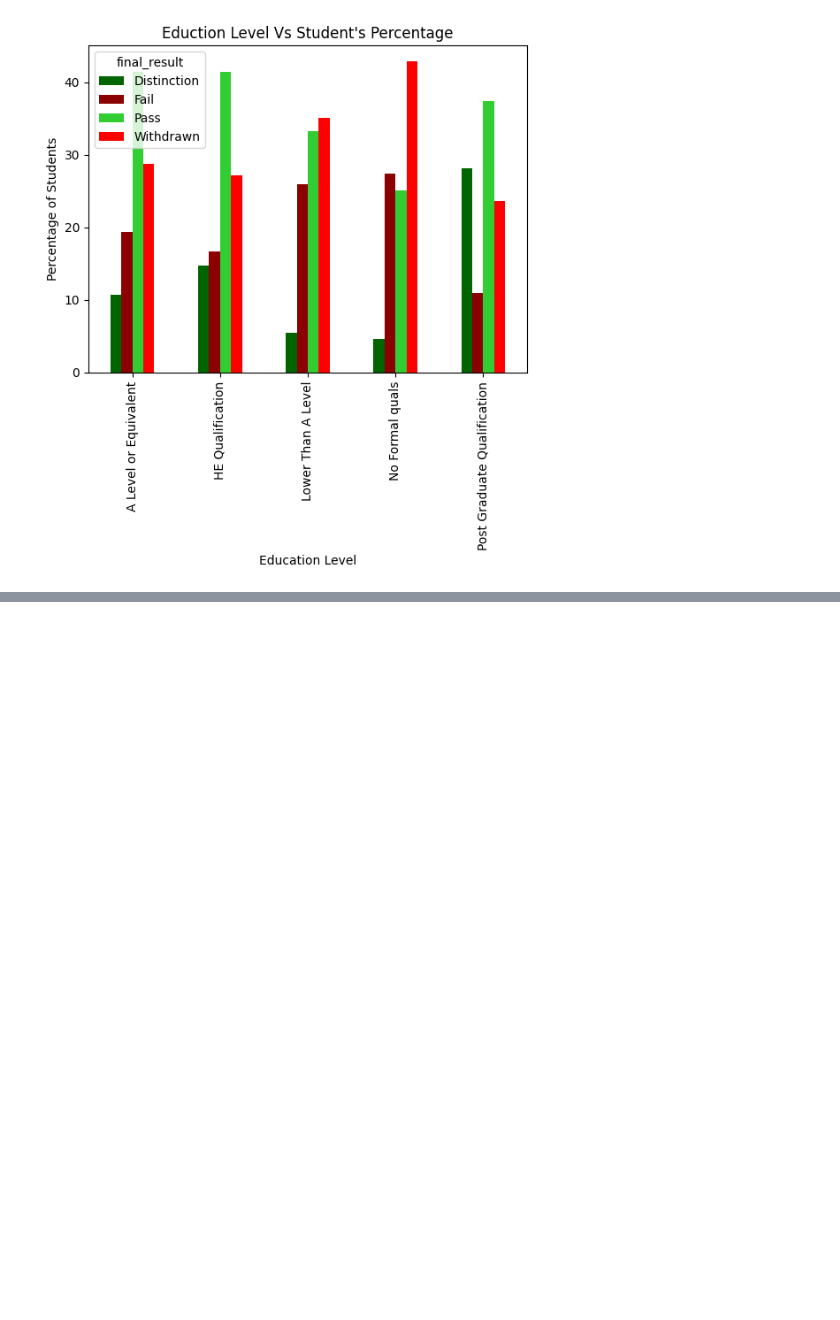
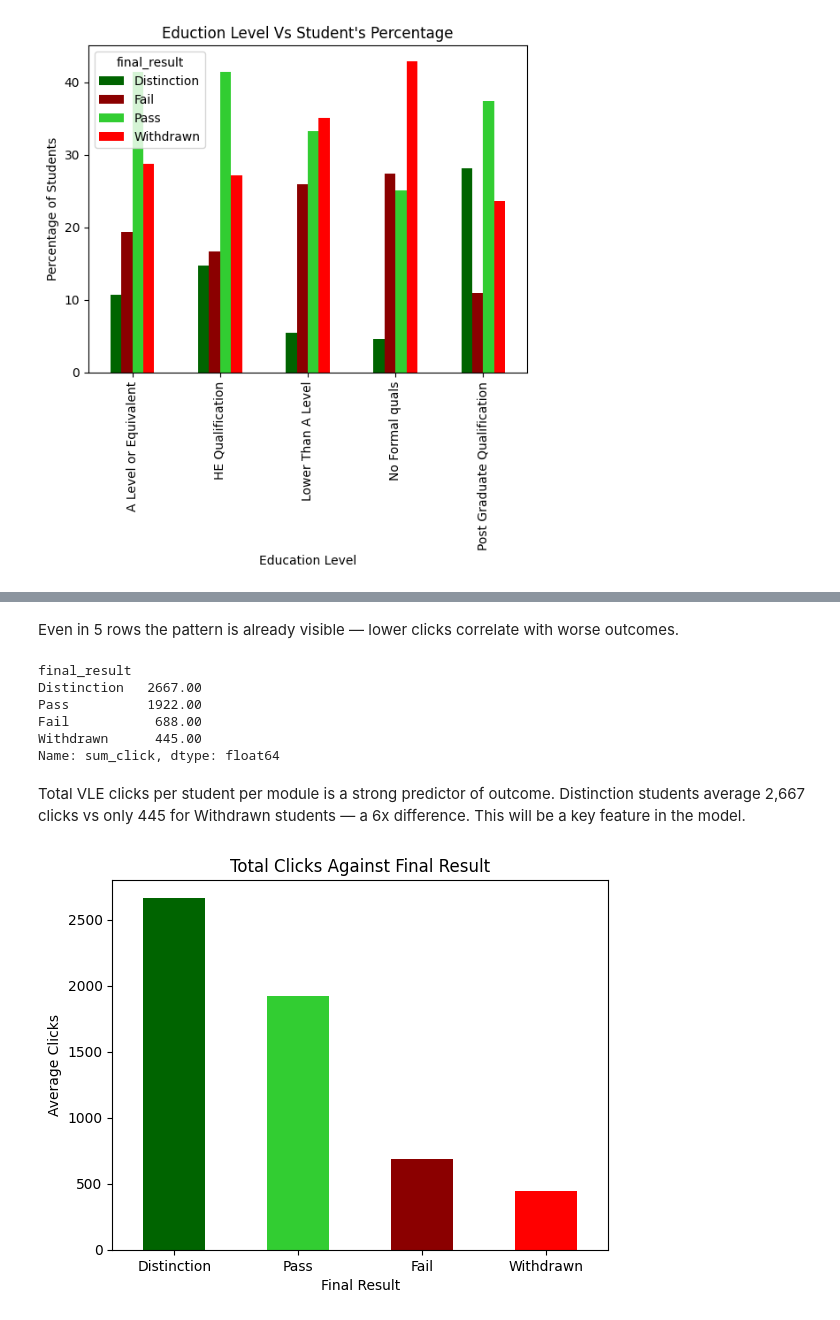
Before and after one commit to BrightTimothy/Student-performance-predictor, a Jupyter notebook: notebooks/EDA.ipynb, the cells around one changed output, grey strips where cells are left out. Saved outputs shown, nothing was run; the diff lists cells and outputs as text; code cells hidden in the pictures; blank space fills up the shorter version.

```diff
--- a/notebooks/EDA.ipynb
+++ b/notebooks/EDA.ipynb
@@ -481,0 +612,3 @@ plt.show()
+# %%
+total_clicks = student_Vle.groupby(["id_student", "code_module", "code_presentation"])["sum_click"].sum()
+total_clicks
@@ -481,0 +683,3 @@ plt.show()
+# %%
+total_clicks = total_clicks.reset_index()
+total_clicks
@@ -481,0 +707,8 @@ plt.show()
+# %%
+clicks_vs_results = total_clicks.merge(
+    student_info[["id_student", "code_module", "code_presentation", "final_result"]],
+    on= ["id_student", "code_module", "code_presentation"],
+    how= "left"
+)
+
+clicks_vs_results.head()
@@ -481,0 +722,24 @@ plt.show()
+# %% [markdown]
+Even in 5 rows the pattern is already visible — lower clicks correlate with worse outcomes.
+# %%
+average_clicks = clicks_vs_results.groupby("final_result")["sum_click"].mean().round(0).sort_values(ascending= False)
+average_clicks
+# %% [output]
+final_result
+Distinction   2667.00
+Pass          1922.00
+Fail           688.00
+Withdrawn      445.00
+Name: sum_click, dtype: float64
+# %% [markdown]
+Total VLE clicks per student per module is a strong predictor of outcome. Distinction students average 2,667 clicks vs only 445 for Withdrawn students — a 6x difference. This will be a key feature in the model.
+# %%
+fig, ax = plt.subplots()
+average_clicks.plot(kind = "bar", ax = ax, color = ["darkgreen", "limegreen", "darkred", "red"])
+plt.xlabel("Final Result")
+plt.ylabel("Average Clicks")
+plt.title("Total Clicks Against Final Result")
+plt.xticks(rotation= 0)
+plt.show()
+# %% [output]
+[figure, added]
```
Also changed, not shown: parts of 32 cells of this notebook.
